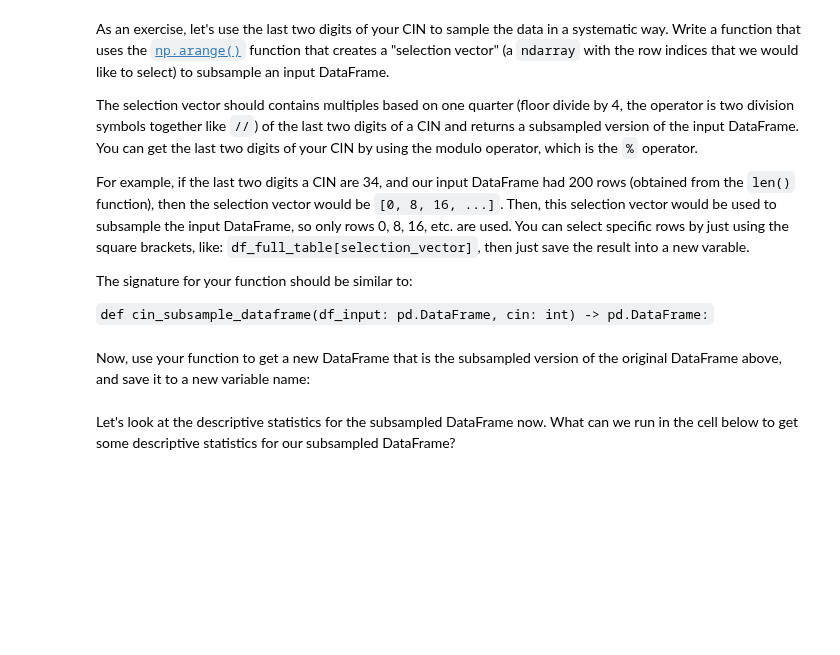
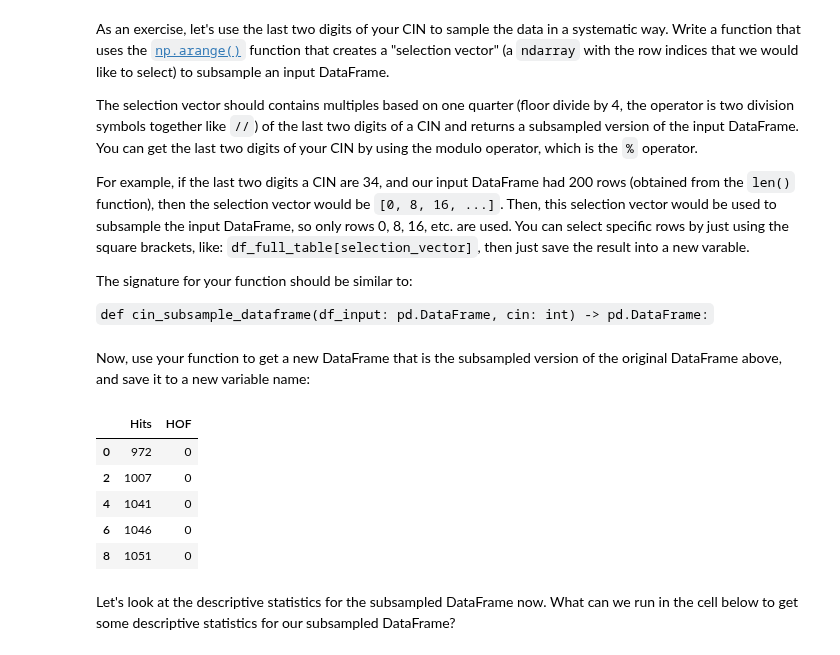
Before and after one commit to kkgani31/ee5020-notes, a Jupyter notebook: hw1.ipynb, the cells around one changed output. Saved outputs shown, nothing was run; the diff lists cells and outputs as text; code cells hidden in the pictures; blank space fills up the shorter version.

```diff
--- a/hw1.ipynb
+++ b/hw1.ipynb
@@ -68,6 +68,14 @@ def cin_subsample_dataframe(df_input: pd.DataFrame, cin: int):
 Now, use your function to get a new DataFrame that is the subsampled version of the original DataFrame above, and save it to a new variable name:
 # %%
 hof_subsample=cin_subsample_dataframe(HOFdata,401975311)
+hof_subsample.head()
+# %% [output]
+|  | Hits | HOF |
+| 0 | 972 | 0 |
+| 2 | 1007 | 0 |
+| 4 | 1041 | 0 |
+| 6 | 1046 | 0 |
+| 8 | 1051 | 0 |
 # %% [markdown]
 Let's look at the descriptive statistics for the subsampled DataFrame now.  What can we run in the cell below to get some descriptive statistics for our subsampled DataFrame?
 # %%
```
Also changed, not shown: parts of 18 cells of this notebook, 19 other files.
